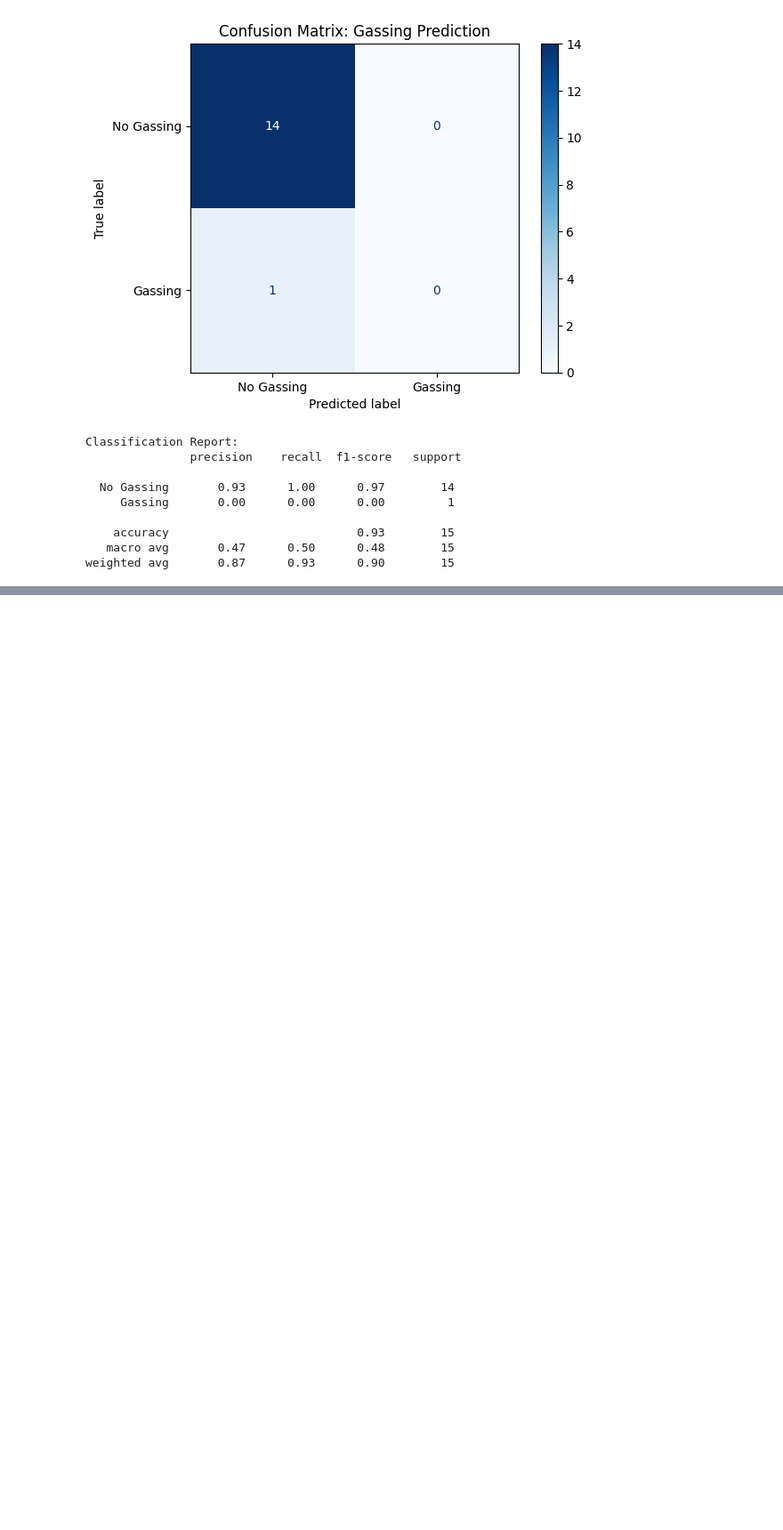
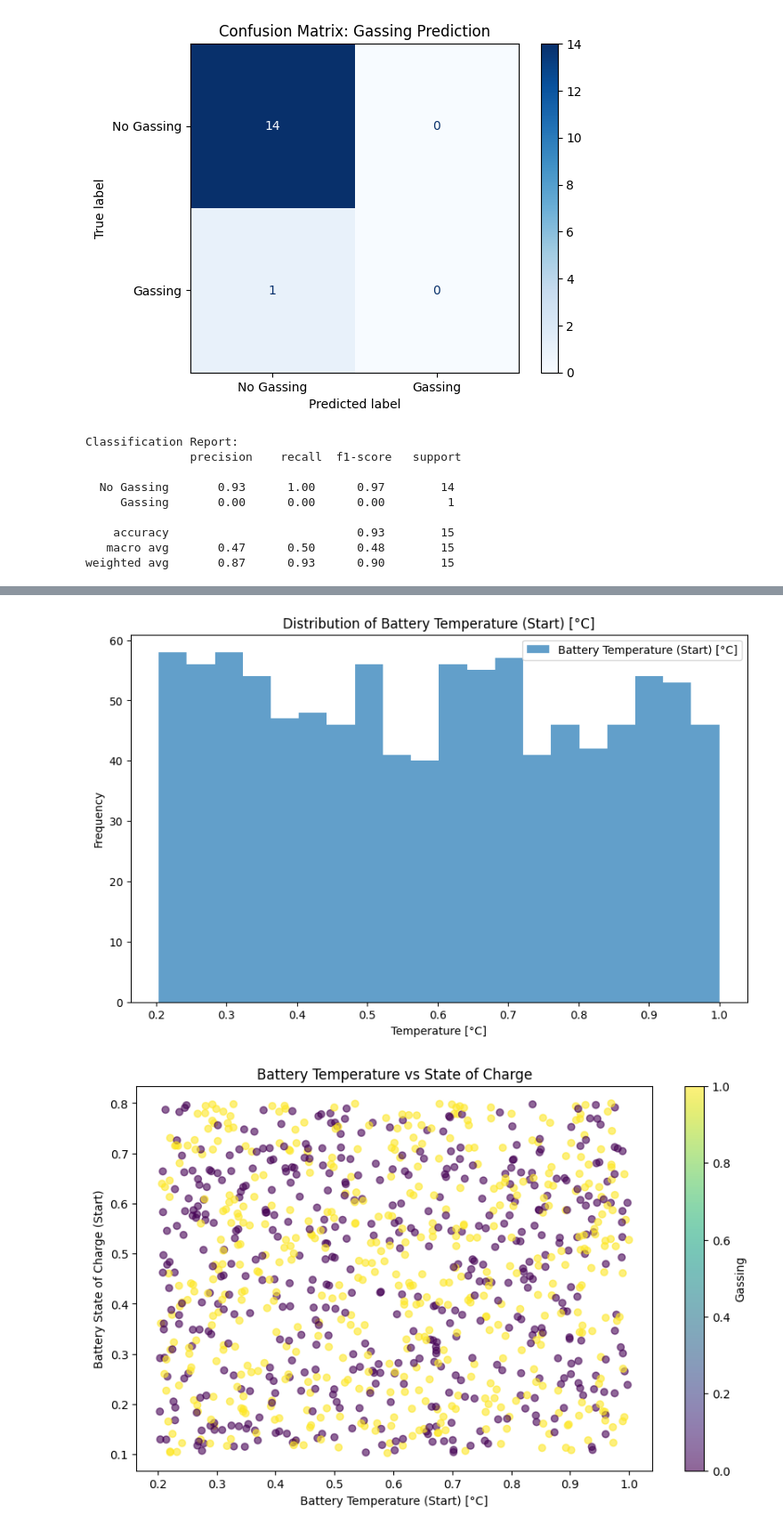
Before and after one commit to NeptuneAndre/DIT650_Tech-Tool-2, a Jupyter notebook: EV_Data_set.ipynb, the cells around one changed output, grey strips where cells are left out. Shown: that part at 89% size. Saved outputs shown, nothing was run; the diff lists cells and outputs as text; code cells hidden in the pictures; blank space fills up the shorter version.

```diff
--- a/EV_Data_set.ipynb
+++ b/EV_Data_set.ipynb
@@ -256,0 +599,43 @@ weighted avg       0.87      0.93      0.90        15
+# %%
+import pandas as pd
+import numpy as np
+import matplotlib.pyplot as plt
+
+# Generate a larger synthetic dataset
+np.random.seed(42)
+data = {
+    'Battery Temperature (Start) [°C]': np.random.uniform(0.2, 1.0, 1000),
+    'Battery State of Charge (Start)': np.random.uniform(0.1, 0.8, 1000),
+    'Gassing': np.random.choice([0, 1], 1000, p=[0.5, 0.5])
+}
+
+# Create a DataFrame
+df = pd.DataFrame(data)
+
+# Visualize the distribution of 'Battery Temperature (Start) [°C]'
+plt.figure(figsize=(10, 6))
+plt.hist(df['Battery Temperature (Start) [°C]'], bins=20, alpha=0.7, label='Battery Temperature (Start) [°C]')
+plt.title('Distribution of Battery Temperature (Start) [°C]')
+plt.xlabel('Temperature [°C]')
+plt.ylabel('Frequency')
+plt.legend()
+plt.show()
+
+# Visualize the relationship between 'Battery Temperature (Start) [°C]' and 'Battery State of Charge (Start)'
+plt.figure(figsize=(10, 6))
+plt.scatter(
+    df['Battery Temperature (Start) [°C]'],
+    df['Battery State of Charge (Start)'],
+    alpha=0.6,
+    c=df['Gassing'],
+    cmap='viridis',
+    label='Gassing'
+)
+plt.title('Battery Temperature vs State of Charge')
+plt.xlabel('Battery Temperature (Start) [°C]')
+plt.ylabel('Battery State of Charge (Start)')
+plt.colorbar(label='Gassing')
+plt.show()
+# %% [output]
+[figure, added]
+[figure, added]
```
Also changed, not shown: parts of 36 cells of this notebook.
